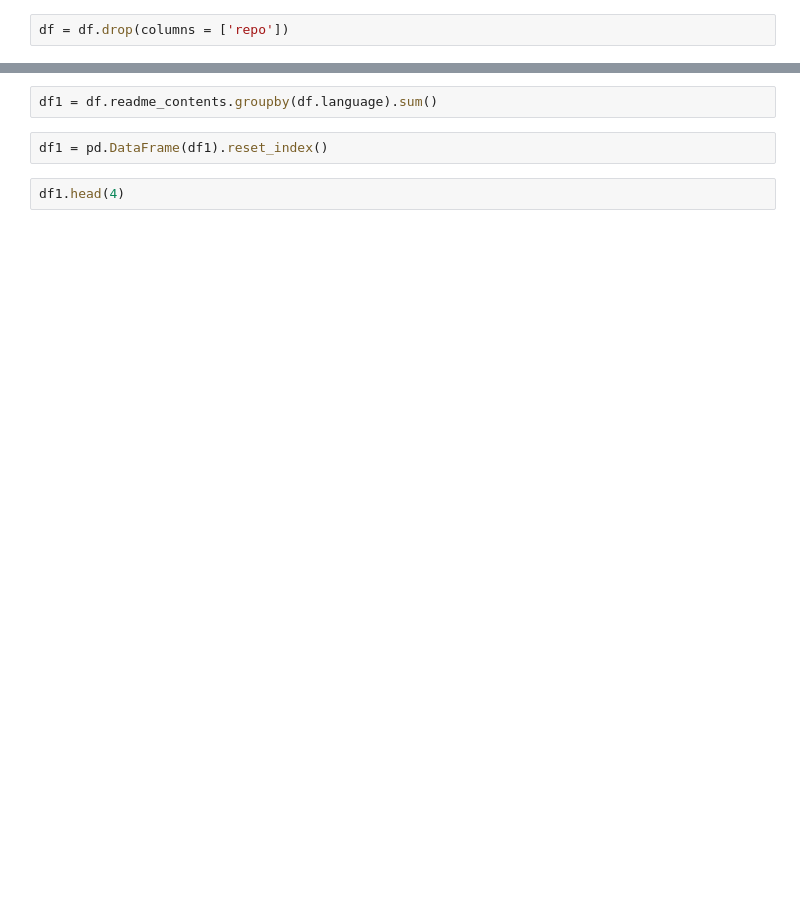
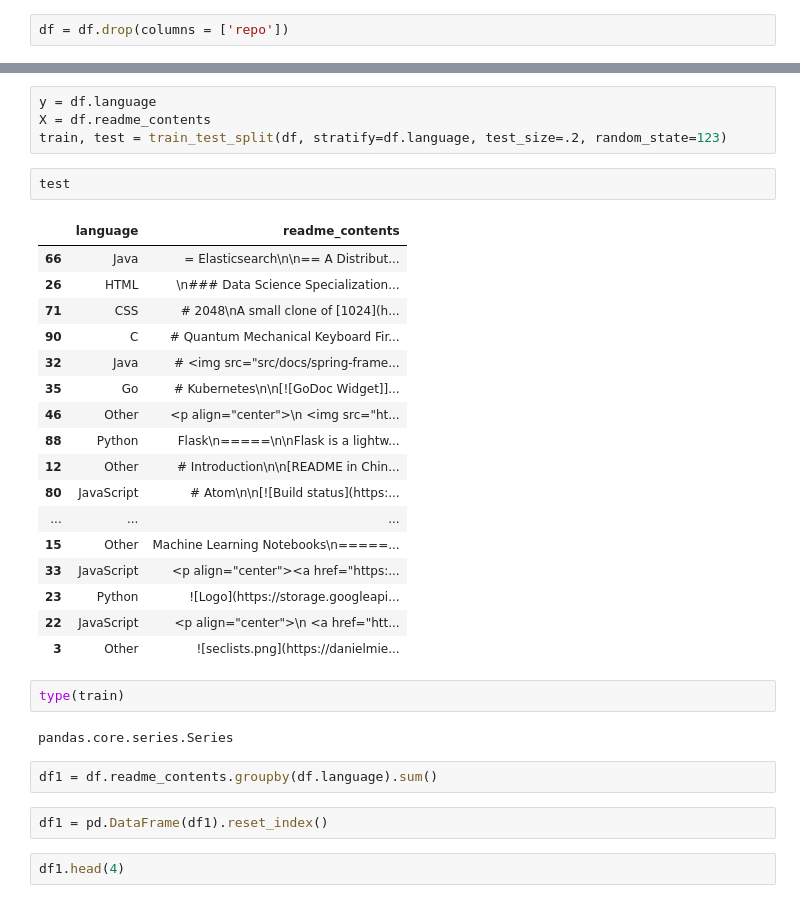
Before and after one commit to The-Tree-Muskeeters/git-language, a Jupyter notebook: nlp_project_ravinder.ipynb, the cells around one changed output, grey strips where cells are left out. Drawn from its saved outputs; the diff is of its cells as text; blank space fills up the shorter version.

Commit message:
test train split

```diff
--- a/nlp_project_ravinder.ipynb
+++ b/nlp_project_ravinder.ipynb
@@ -190,3 +183,31 @@ df = df.drop(columns = ['repo'])
+# %%
+y = df.language
+X = df.readme_contents
+train, test = train_test_split(df, stratify=df.language, test_size=.2, random_state=123)
+# %%
+test
+# %% [output]
+|  | language | readme_contents |
+| 66 | Java | = Elasticsearch\n\n== A Distribut... |
+| 26 | HTML | \n### Data Science Specialization... |
+| 71 | CSS | # 2048\nA small clone of [1024](h... |
+| 90 | C | # Quantum Mechanical Keyboard Fir... |
+| 32 | Java | # <img src="src/docs/spring-frame... |
+| 35 | Go | # Kubernetes\n\n[![GoDoc Widget]]... |
+| 46 | Other | <p align="center">\n <img src="ht... |
+| 88 | Python | Flask\n=====\n\nFlask is a lightw... |
+| 12 | Other | # Introduction\n\n[README in Chin... |
+| 80 | JavaScript | # Atom\n\n[![Build status](https:... |
+| ... | ... | ... |
+| 15 | Other | Machine Learning Notebooks\n=====... |
+| 33 | JavaScript | <p align="center"><a href="https:... |
+| 23 | Python | ![Logo](https://storage.googleapi... |
+| 22 | JavaScript | <p align="center">\n <a href="htt... |
+| 3 | Other | ![seclists.png](https://danielmie... |
+# %%
+type(train)
+# %% [output]
+pandas.core.series.Series
 # %%
 df1 = df.readme_contents.groupby(df.language).sum()
 # %%
```
Also changed, not shown: parts of 14 cells of this notebook.
